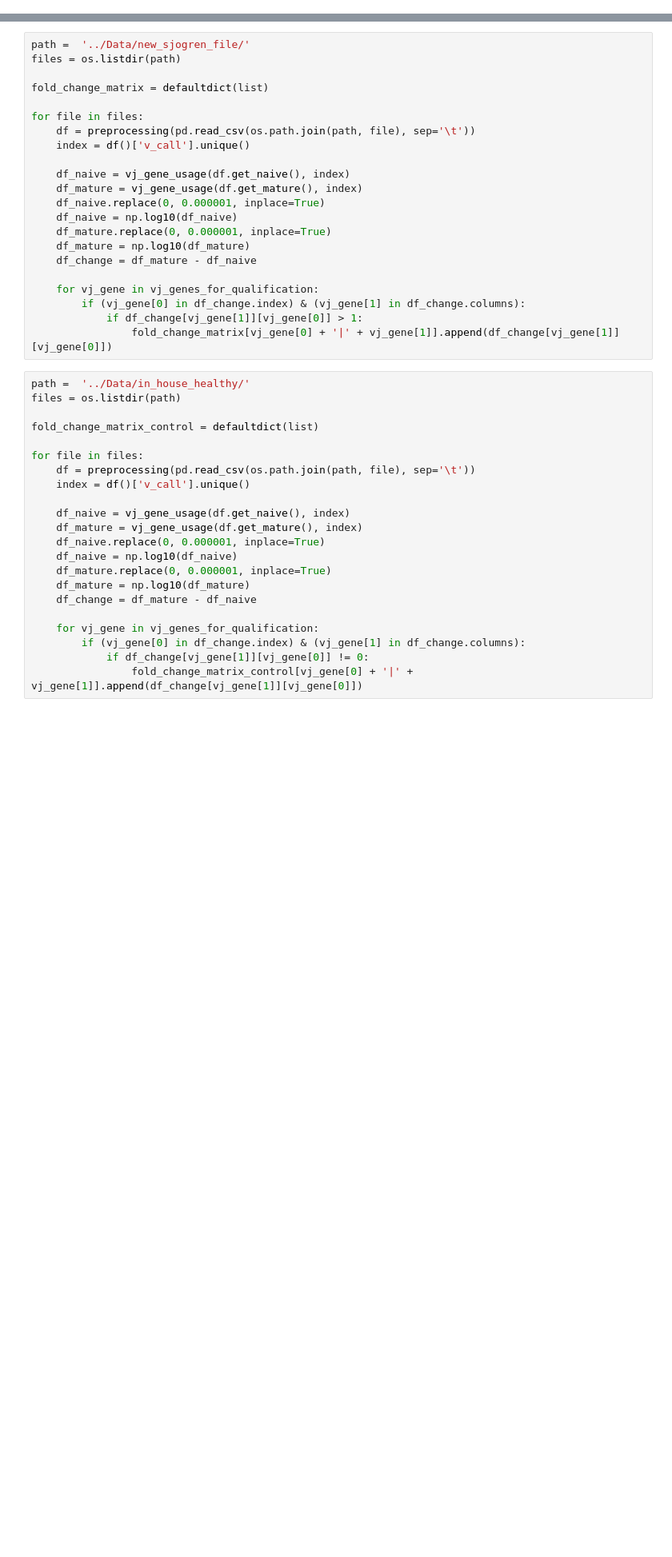
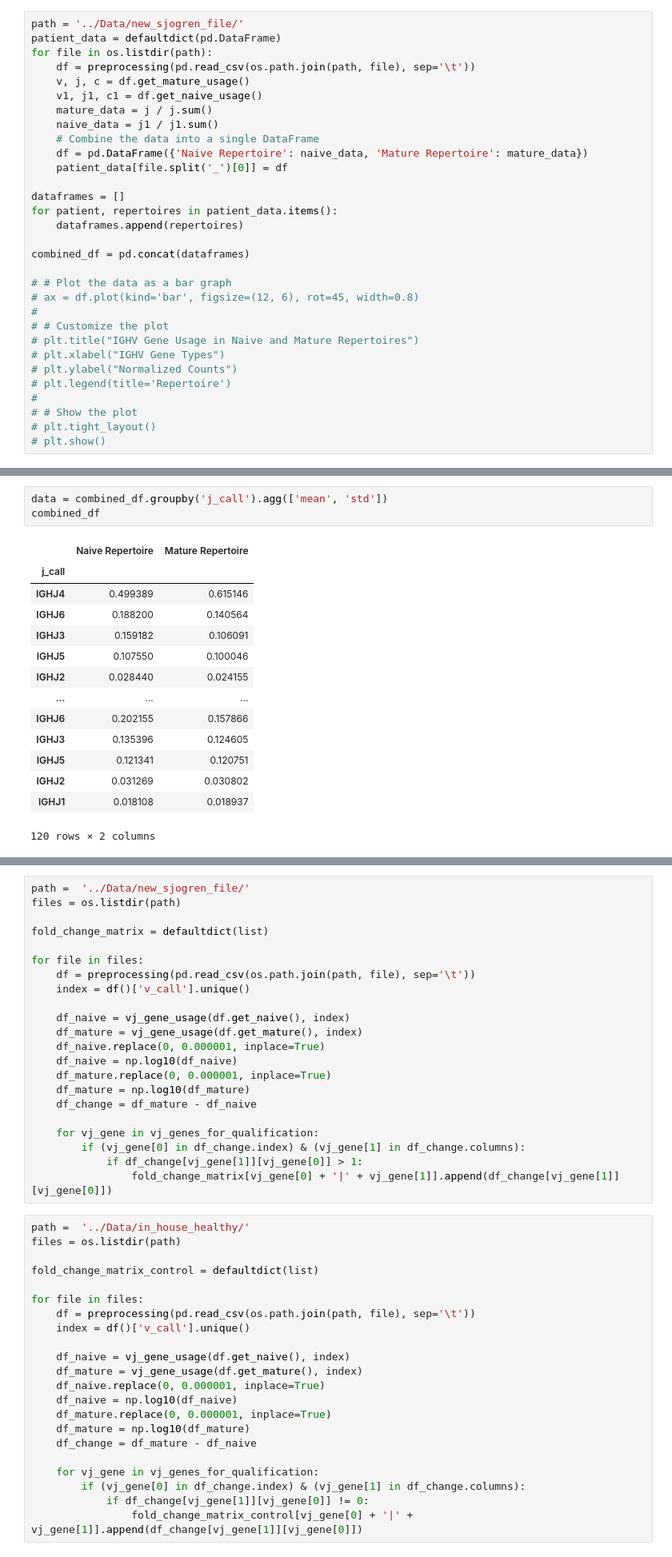
Before and after one commit to DaeheonKwon/Grad_proj, a Jupyter notebook: playground.ipynb, the cells around one changed output, grey strips where cells are left out. Shown at 80% size. Saved outputs shown, nothing was run; the diff lists cells and outputs as text; blank space fills up the shorter version.

```diff
--- a/playground.ipynb
+++ b/playground.ipynb
@@ -19 +23,32 @@ ig.config.save()
+# %%
+path = '../Data/new_sjogren_file/'
+patient_data = defaultdict(pd.DataFrame)
+for file in os.listdir(path):
+    df = preprocessing(pd.read_csv(os.path.join(path, file), sep='\t'))
+    v, j, c = df.get_mature_usage()
+    v1, j1, c1 = df.get_naive_usage()
+    mature_data = j / j.sum()
+    naive_data = j1 / j1.sum()
+    # Combine the data into a single DataFrame
+    df = pd.DataFrame({'Naive Repertoire': naive_data, 'Mature Repertoire': mature_data})
+    patient_data[file.split('_')[0]] = df
+
+dataframes = []
+for patient, repertoires in patient_data.items():
+    dataframes.append(repertoires)
+
+combined_df = pd.concat(dataframes)
+
+# # Plot the data as a bar graph
+# ax = df.plot(kind='bar', figsize=(12, 6), rot=45, width=0.8)
+#
+# # Customize the plot
+# plt.title("IGHV Gene Usage in Naive and Mature Repertoires")
+# plt.xlabel("IGHV Gene Types")
+# plt.ylabel("Normalized Counts")
+# plt.legend(title='Repertoire')
+#
+# # Show the plot
+# plt.tight_layout()
+# plt.show()
 # %%
@@ -52,0 +59,18 @@ dataframe.get_naive()
+# %%
+data = combined_df.groupby('j_call').agg(['mean', 'std'])
+combined_df
+# %% [output]
+|  | Naive Repertoire | Mature Repertoire |
+| j_call |  |  |
+| IGHJ4 | 0.499389 | 0.615146 |
+| IGHJ6 | 0.188200 | 0.140564 |
+| IGHJ3 | 0.159182 | 0.106091 |
+| IGHJ5 | 0.107550 | 0.100046 |
+| IGHJ2 | 0.028440 | 0.024155 |
+| ... | ... | ... |
+| IGHJ6 | 0.202155 | 0.157866 |
+| IGHJ3 | 0.135396 | 0.124605 |
+| IGHJ5 | 0.121341 | 0.120751 |
+| IGHJ2 | 0.031269 | 0.030802 |
+| IGHJ1 | 0.018108 | 0.018937 |
+120 rows × 2 columns
```
Also changed, not shown: parts of 14 cells of this notebook, 1 other file.
